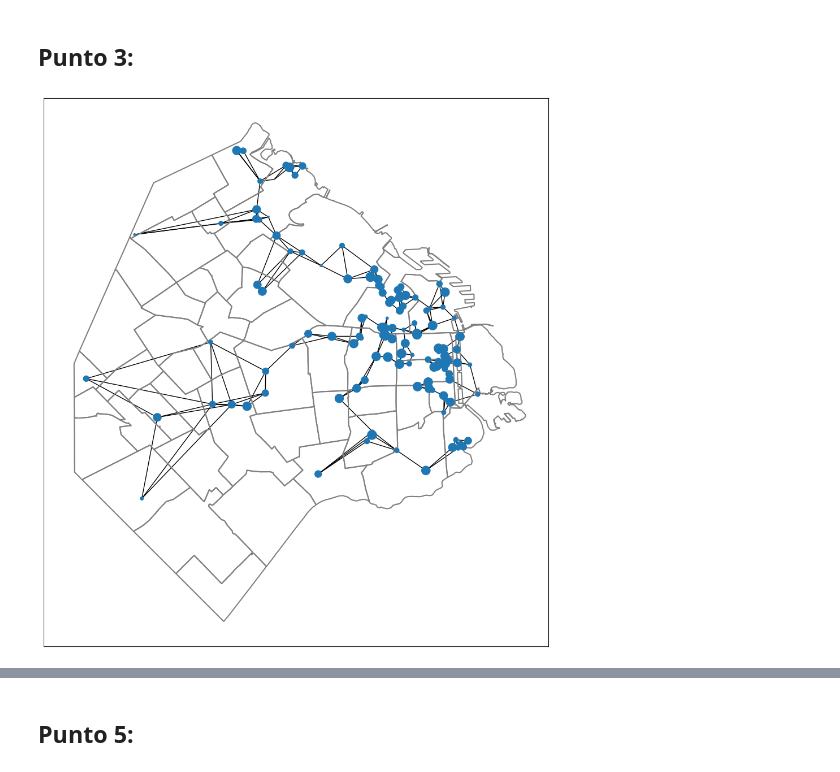
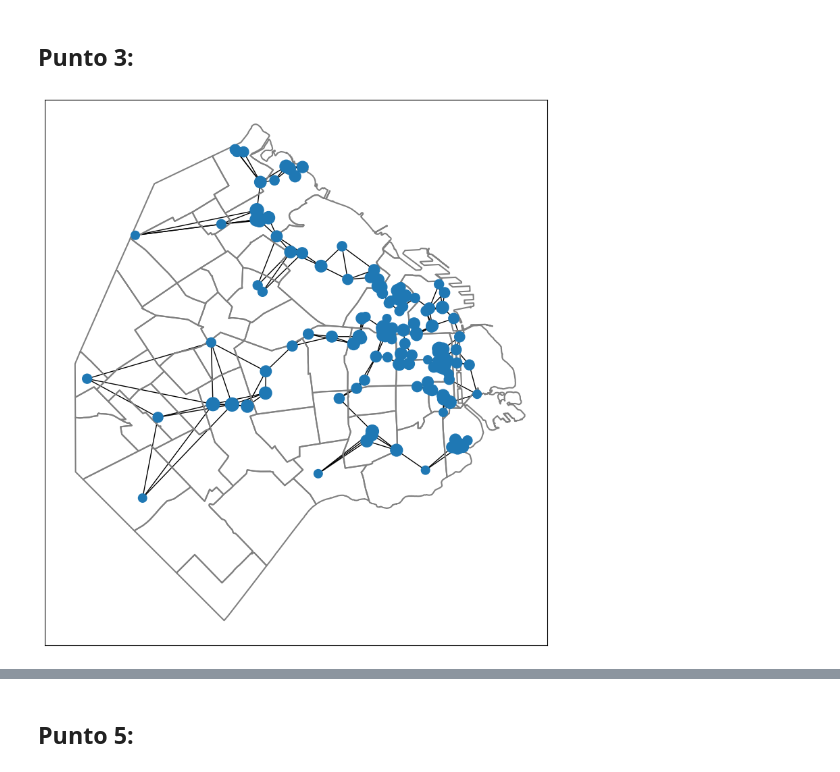
Before and after one commit to shotinhell/TP1_ALC_1C2025, a Jupyter notebook: TP1_template.ipynb, the cells around one changed output, grey strips where cells are left out. Cells and saved outputs as stored; diff of their text form; code cells hidden in the pictures.

```diff
--- a/TP1_template.ipynb
+++ b/TP1_template.ipynb
@@ -143,25 +143,17 @@ $$ 0 < \alpha < 1 \ ⇒ 0 < |1 - \alpha| < 1 \space \forall α \in (0, 1) $$
 Finalmente probamos la desigualdad $|g_{jj}| > \sum_{\substack{i = 1 \\ i \ne j}}^{n} |g_{ij}|$. Queda demostrado que la matriz $M$ cumple las condiciones para que exista una única solución a la ecuación dada en el punto 1 pues tiene inversa para todo $0 < \alpha < 1$.
 # %% [markdown]
 ## Punto 3:
-# %%
-def graficar_pagerank(pr,museos,barrios,size):
-    G = nx.from_numpy_array(C) # Construimos la red a partir de la matriz de adyacencia
-    # Construimos un layout a partir de las coordenadas geográficas
-    G_layout = {i:v for i,v in enumerate(zip(museos.to_crs("EPSG:22184").get_coordinates()['x'],museos.to_crs("EPSG:22184").get_coordinates()['y']))}
-    fig, ax = plt.subplots(figsize=(size, size)) # Visualización de la red en el mapa
-    barrios.to_crs("EPSG:22184").boundary.plot(color='gray',ax=ax) # Graficamos Los barrios
-    factor_escala = 1e4 # Escalamos los nodos 10 mil veces para que sean bien visibles
-    pr = np.random.uniform(0,1,museos.shape[0])# Este va a ser su score Page Rank. Ahora lo reemplazamos con un vector al azar
-    pr = pr/pr.sum() # Normalizamos para que sume 1
-    nx.draw_networkx(G,G_layout,node_size = pr*factor_escala, ax=ax,with_labels=False) # Graficamos red
-
-D = museos.to_crs("EPSG:22184").geometry.apply(lambda g: museos.to_crs("EPSG:22184").distance(g)).round().to_numpy()
-m = 3
-A = construye_adyacencia(D,m)
-alfa = 1/5
-#pr = func.calcula_pagerank(C,alfa)
-pr = np.random.uniform(0,1,museos.shape[0])# Este va a ser su score Page Rank. Ahora lo reemplazamos con un vector al azar
-graficar_pagerank(pr,museos,barrios,10)
-# %% [output]
-[figure, removed]
+# %%
+
+D = museos.to_crs("EPSG:22184").geometry.apply(lambda g: museos.to_crs("EPSG:22184").distance(g)).round().to_numpy()
+m = 3
+alfa = 1/5
+A = func.construye_adyacencia(D,m)
+pr = func.calcula_pagerank(A,alfa)
+
+np.set_printoptions(threshold=np.inf)
+
+func.graficar_pagerank(pr,museos,barrios,0.7,A)
+# %% [output]
+[figure, added]
 # %%
```
Also changed, not shown: parts of 13 cells of this notebook.
